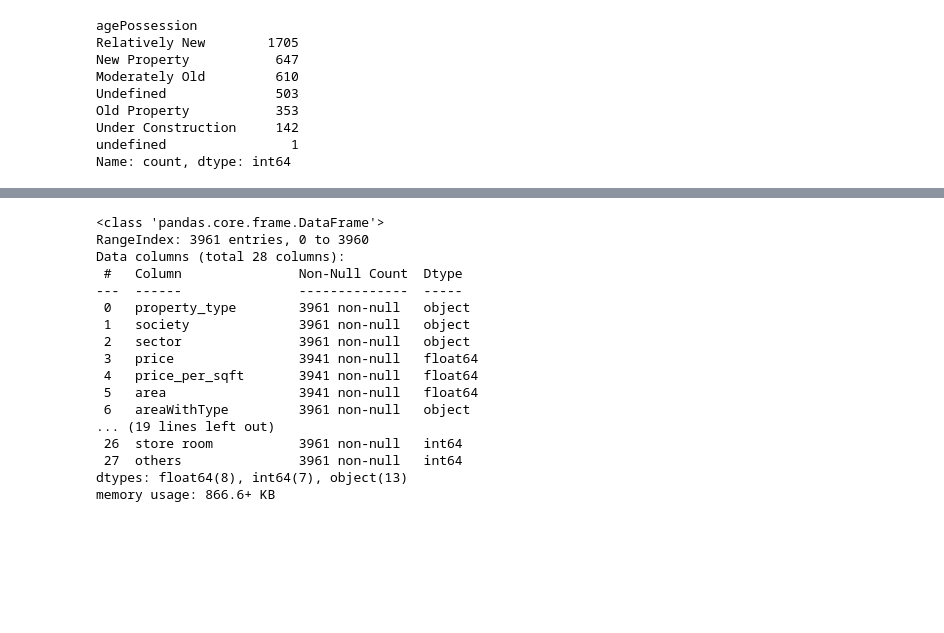
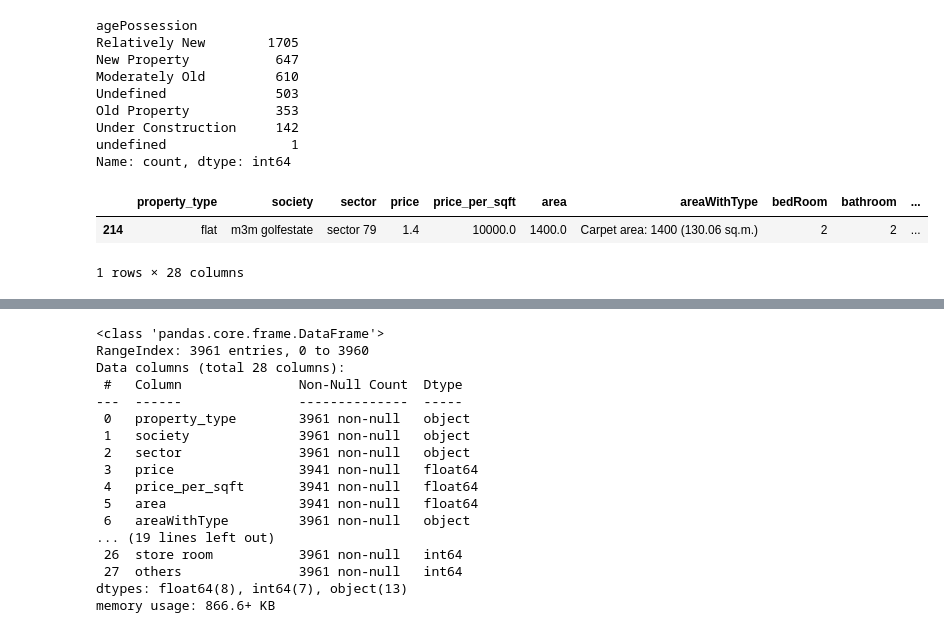
Before and after one commit to kaushalkumarma2025/house-price-prediction-india, a Jupyter notebook: notebooks/04_Feature_Engineering.ipynb, the cells around one changed output, grey strips where cells are left out. Drawn from its saved outputs; the diff is of its cells as text; code cells hidden in the pictures; blank space fills up the shorter version.

```diff
--- a/notebooks/04_Feature_Engineering.ipynb
+++ b/notebooks/04_Feature_Engineering.ipynb
@@ -248,3 +248,9 @@ Old Property           353
 Under Construction     142
 undefined                1
 Name: count, dtype: int64
+# %%
+df[df.agePossession == "undefined"]
+# %% [output]
+|  | property_type | society | sector | price | price_per_sqft | area | areaWithType | bedRoom | bathroom | ... |
+| 214 | flat | m3m golfestate | sector 79 | 1.4 | 10000.0 | 1400.0 | Carpet area: 1400 (130.06 sq.m.) | 2 | 2 | ... |
+1 rows × 28 columns
```
Also changed, not shown: parts of 8 cells of this notebook, 5 other files.
